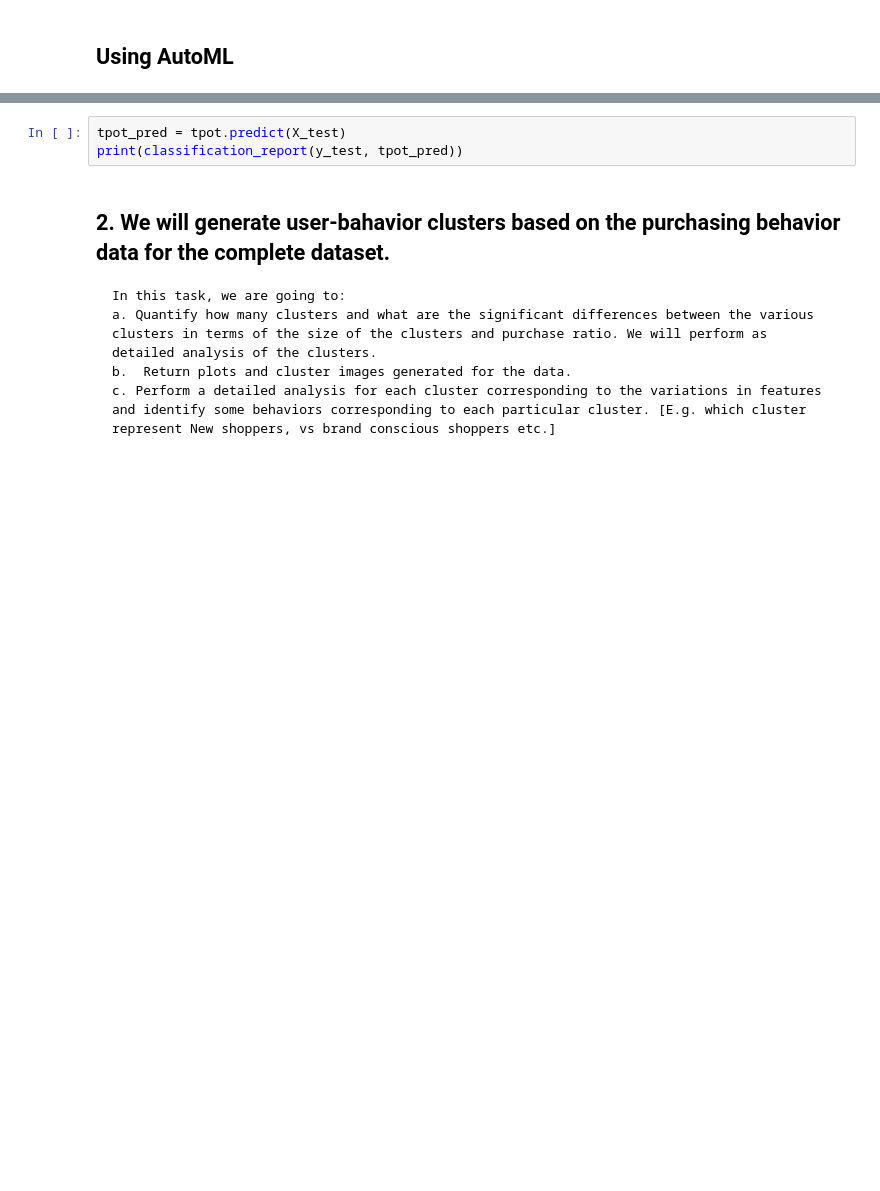
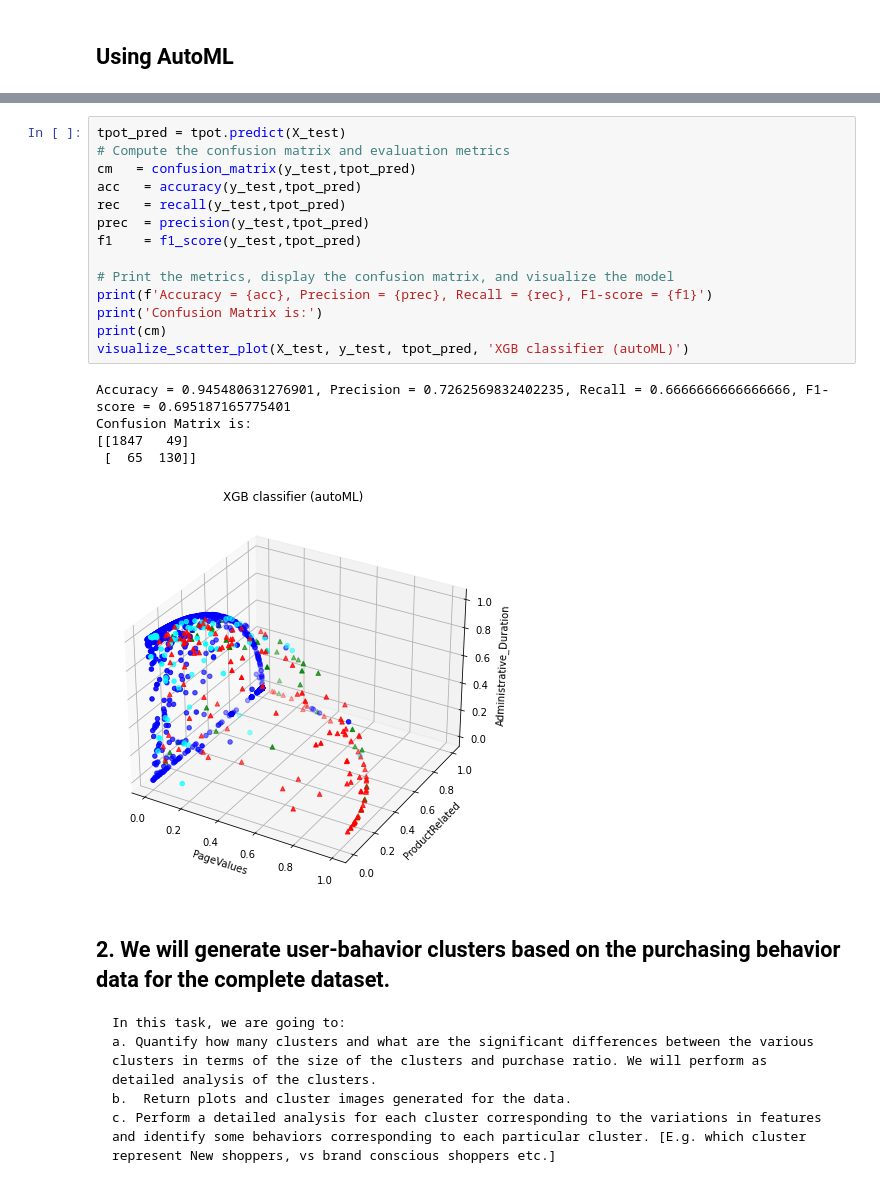
Before and after one commit to adinrh/Online-Shoppers-Purchasing-Intention, a Jupyter notebook: Main_online_shoppers.ipynb, the cells around one changed output, grey strips where cells are left out. Cells and saved outputs as stored; diff of their text form; blank space fills up the shorter version.

Commit message:
Improve the clustering prediction

```diff
--- a/Main_online_shoppers.ipynb
+++ b/Main_online_shoppers.ipynb
@@ -699,6 +712,23 @@ ImportError: IProgress not found. Please update jupyter and ipywidgets. See http
-# %%
-tpot_pred = tpot.predict(X_test)
-print(classification_report(y_test, tpot_pred))
+# %%
+tpot_pred = tpot.predict(X_test)
+# Compute the confusion matrix and evaluation metrics
+cm   = confusion_matrix(y_test,tpot_pred)
+acc   = accuracy(y_test,tpot_pred)
+rec   = recall(y_test,tpot_pred)
+prec  = precision(y_test,tpot_pred)
+f1    = f1_score(y_test,tpot_pred)
+
+# Print the metrics, display the confusion matrix, and visualize the model
+print(f'Accuracy = {acc}, Precision = {prec}, Recall = {rec}, F1-score = {f1}')
+print('Confusion Matrix is:')
+print(cm)
+visualize_scatter_plot(X_test, y_test, tpot_pred, 'XGB classifier (autoML)')
+# %% [output]
+Accuracy = 0.945480631276901, Precision = 0.7262569832402235, Recall = 0.6666666666666666, F1-score = 0.695187165775401
+Confusion Matrix is:
+[[1847   49]
+ [  65  130]]
+[figure, added]
 # %% [markdown]
 
 ## 2. We will generate user-bahavior clusters based on the purchasing behavior data for the complete dataset.
```
Also changed, not shown: parts of 53 cells of this notebook, 7 other files.
